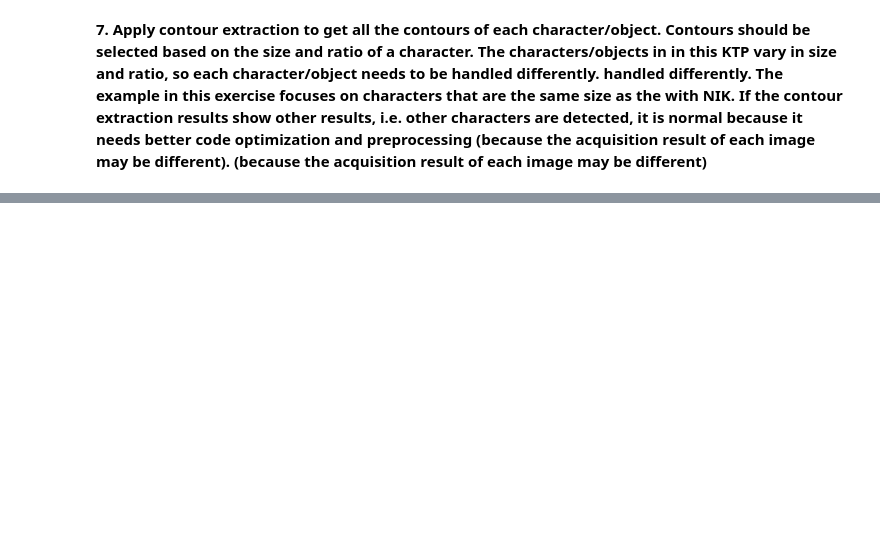
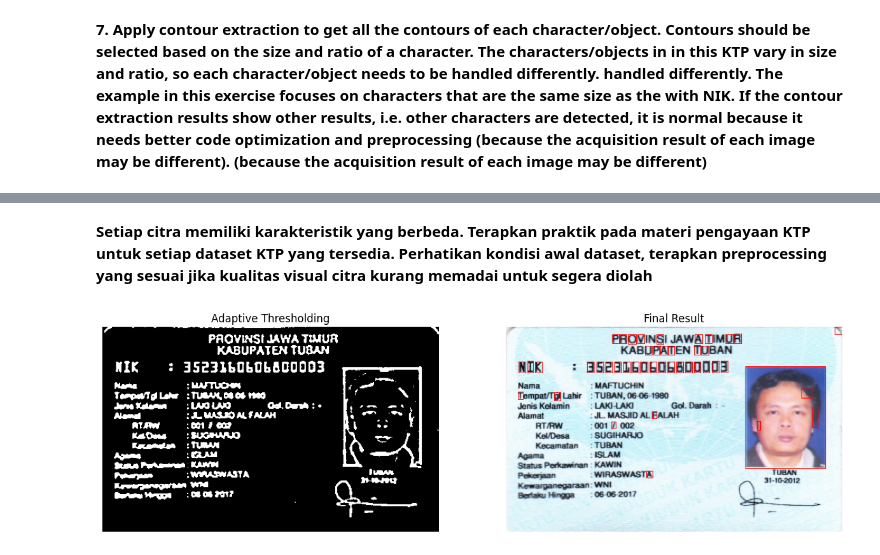
Before and after one commit to frcaulia/dicv_odd_2023, a Jupyter notebook: Week11_KTP.ipynb, the cells around one changed output, grey strips where cells are left out. Cells and saved outputs as stored; diff of their text form; code cells hidden in the pictures; blank space fills up the shorter version.

```diff
--- a/Week11_KTP.ipynb
+++ b/Week11_KTP.ipynb
@@ -108,0 +112,38 @@ cv2_imshow(result)
+# %% [markdown]
+**Setiap citra memiliki karakteristik yang berbeda. Terapkan praktik pada materi pengayaan KTP untuk setiap dataset KTP yang tersedia. Perhatikan kondisi awal dataset, terapkan preprocessing yang sesuai jika kualitas visual citra kurang memadai untuk segera diolah**
+# %%
+import matplotlib.pyplot as plt
+
+# Read the image
+ktp = cv2.imread('/content/drive/MyDrive/Images/KTP_More/KTP_More/ktp3.png')
+
+# Apply Gaussian Blur
+blurred = cv2.GaussianBlur(ktp, (7, 7), 0)
+
+# Convert to grayscale
+gray = cv2.cvtColor(blurred, cv2.COLOR_BGR2GRAY)
+
+# Binarize the image using Adaptive Thresholding
+bw = cv2.adaptiveThreshold(gray, 255, cv2.ADAPTIVE_THRESH_GAUSSIAN_C, cv2.THRESH_BINARY_INV, 11, 5)
+
+# Extract contours
+contours, hierarchy = cv2.findContours(bw.copy(), cv2.RETR_EXTERNAL, cv2.CHAIN_APPROX_SIMPLE)
+
+# Display the binary image after thresholding
+plt.figure(figsize=(15, 5))
+plt.subplot(121), plt.imshow(bw, cmap='gray')
+plt.title('Adaptive Thresholding'), plt.axis('off')
+
+# Loop through contours to filter and draw bounding rectangles
+for cnt in contours:
+    x, y, w, h = cv2.boundingRect(cnt)
+    aspect_ratio = format(w / h, '.2f')
+    if h >= 10 and w >= 5 and float(aspect_ratio) <= 1:
+        cv2.rectangle(ktp, (x, y), (x + w, y + h), (0, 0, 255), thickness=1)
+
+# Display the final result with bounding rectangles
+plt.subplot(122), plt.imshow(cv2.cvtColor(ktp, cv2.COLOR_BGR2RGB))
+plt.title('Final Result'), plt.axis('off')
+plt.show()
+# %% [output]
+[figure, added]
```
Also changed, not shown: parts of 4 cells of this notebook.
